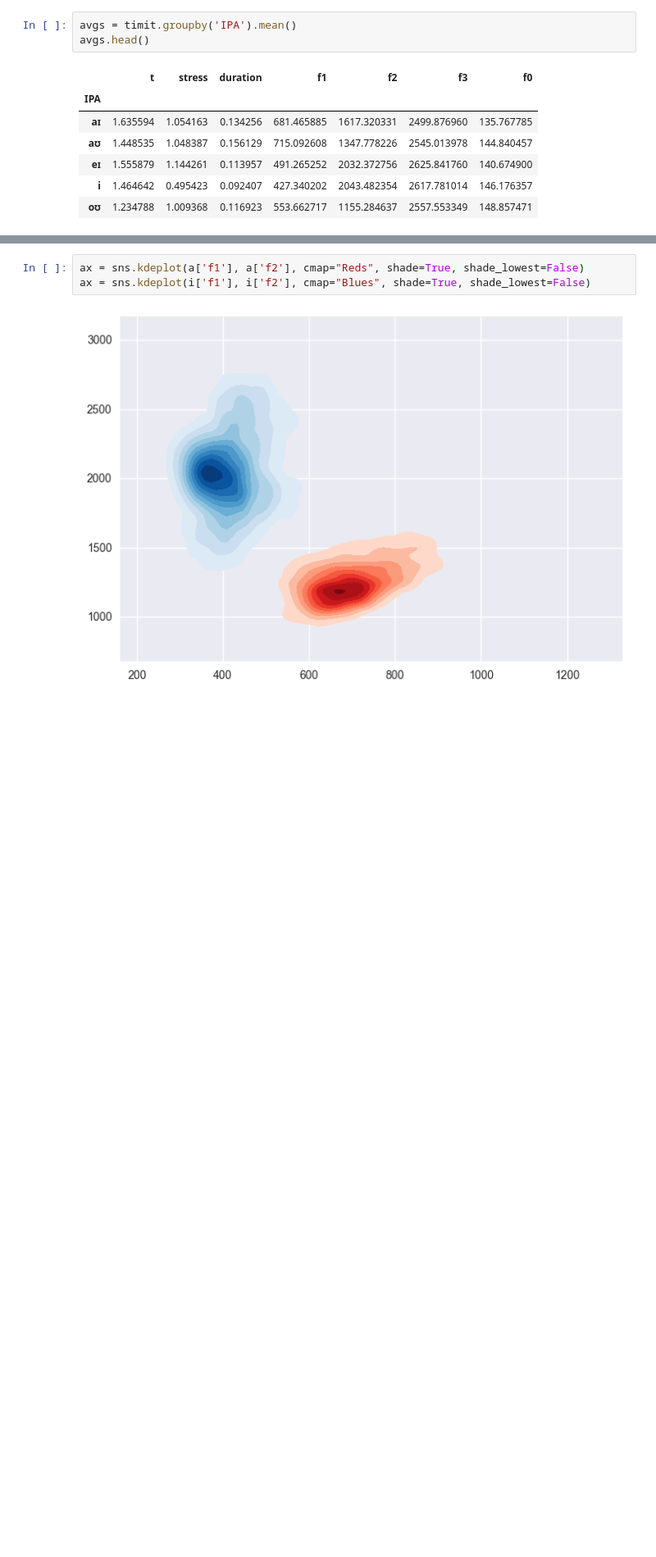
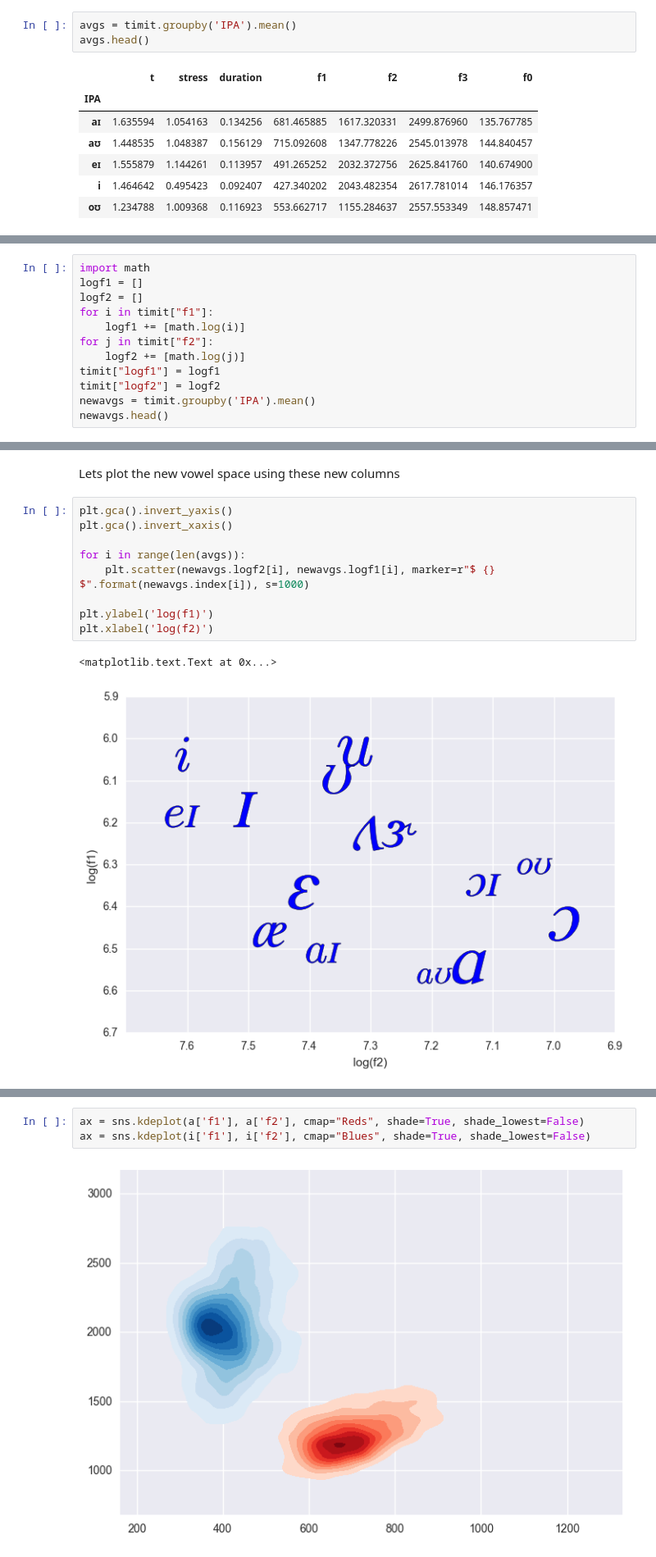
Before and after one commit to ds-modules/LINGUIS-110, a Jupyter notebook: VowelFormants.ipynb, the cells around one changed output, grey strips where cells are left out. Shown at 82% size. Saved outputs shown, nothing was run; the diff lists cells and outputs as text; blank space fills up the shorter version.

```diff
--- a/VowelFormants.ipynb
+++ b/VowelFormants.ipynb
@@ -147,0 +158,12 @@ plt.xlabel('f2')
+# %%
+import math
+logf1 = []
+logf2 = []
+for i in timit["f1"]:
+    logf1 += [math.log(i)]
+for j in timit["f2"]:
+    logf2 += [math.log(j)]
+timit["logf1"] = logf1
+timit["logf2"] = logf2
+newavgs = timit.groupby('IPA').mean()
+newavgs.head()
@@ -147,0 +178,14 @@ plt.xlabel('f2')
+# %% [markdown]
+Lets plot the new vowel space using these new columns
+# %%
+plt.gca().invert_yaxis()
+plt.gca().invert_xaxis()
+
+for i in range(len(avgs)):
+    plt.scatter(newavgs.logf2[i], newavgs.logf1[i], marker=r"$ {} $".format(newavgs.index[i]), s=1000)
+
+plt.ylabel('log(f1)')
+plt.xlabel('log(f2)')
+# %% [output]
+<matplotlib.text.Text at 0x...>
+[figure, added]
```
Also changed, not shown: parts of 45 cells of this notebook.
